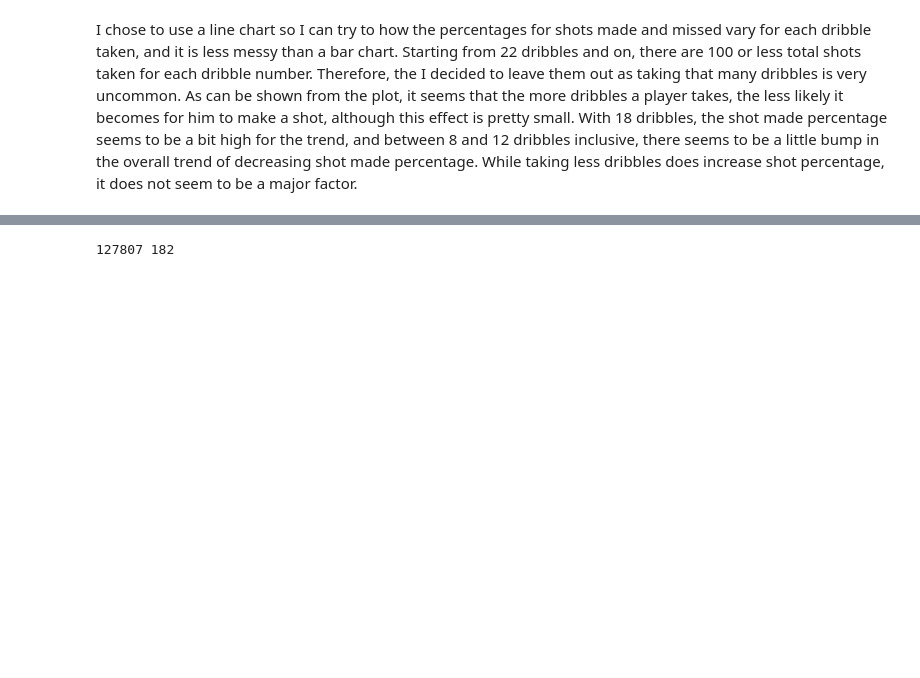
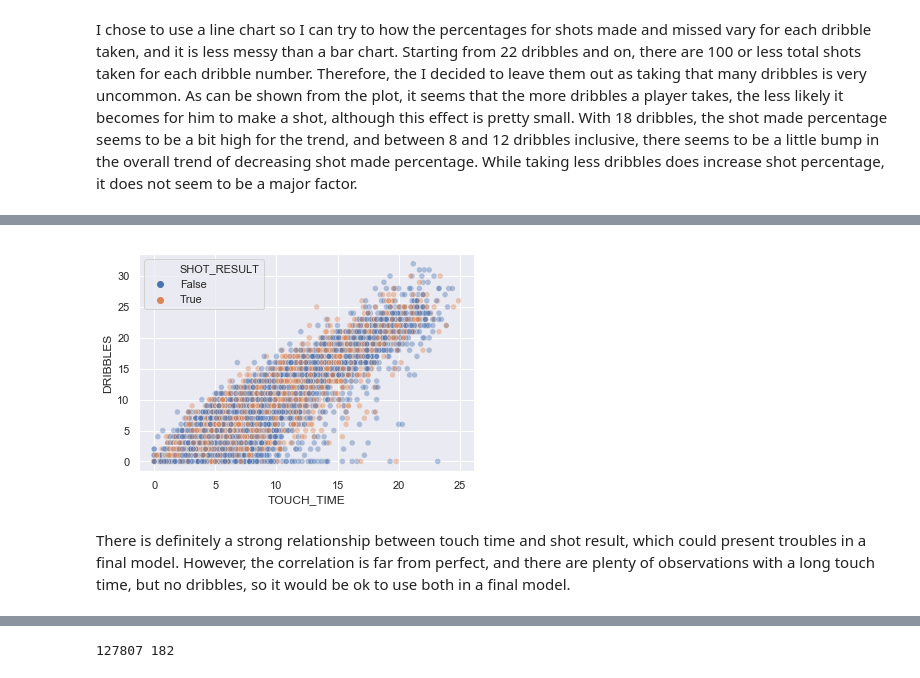
Before and after one commit to ray-chen-930/nba-shot-value-predictor, a Jupyter notebook: Capstone Project 1.ipynb, the cells around one changed output, grey strips where cells are left out. Cells and saved outputs as stored; diff of their text form; code cells hidden in the pictures; blank space fills up the shorter version.

```diff
--- a/Capstone Project 1.ipynb
+++ b/Capstone Project 1.ipynb
@@ -376,3 +394,12 @@ I chose to use a line chart so I can try to how the percentages for shots made a
+# %%
+#bigger version of scatter plot of touch time and dribbles
+
+sns.scatterplot(x = shot.TOUCH_TIME, y = shot.DRIBBLES, hue = shot.SHOT_RESULT, alpha = .4)
+plt.show()
+# %% [output]
+[figure, added]
+# %% [markdown]
+There is definitely a strong relationship between touch time and shot result, which could present troubles in a final model.  However, the correlation is far from perfect, and there are plenty of observations with a long touch time, but no dribbles, so it would be ok to use both in a final model.
 # %%
 # plot percentages of shot made by closest defender distance
 # binning CLOSE_DEF_DIST with pd.cut for a smoother plot
```
Also changed, not shown: parts of 27 cells of this notebook, 1 other file.
